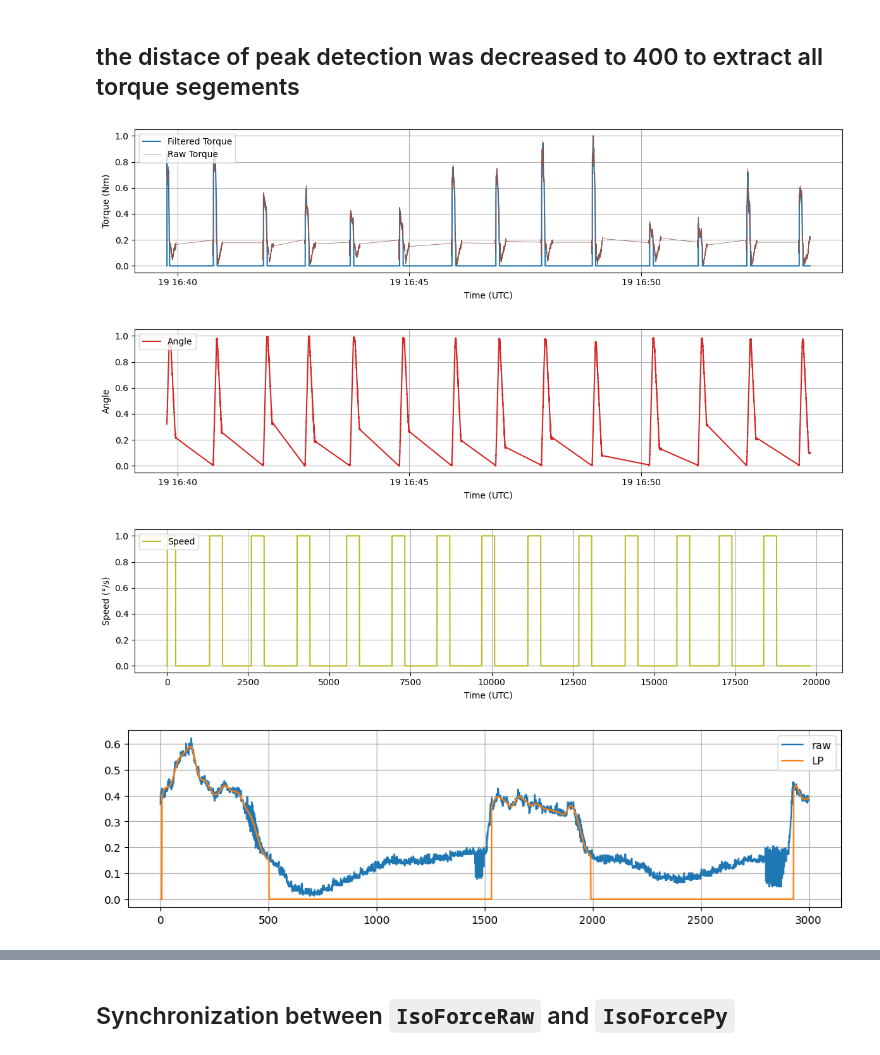
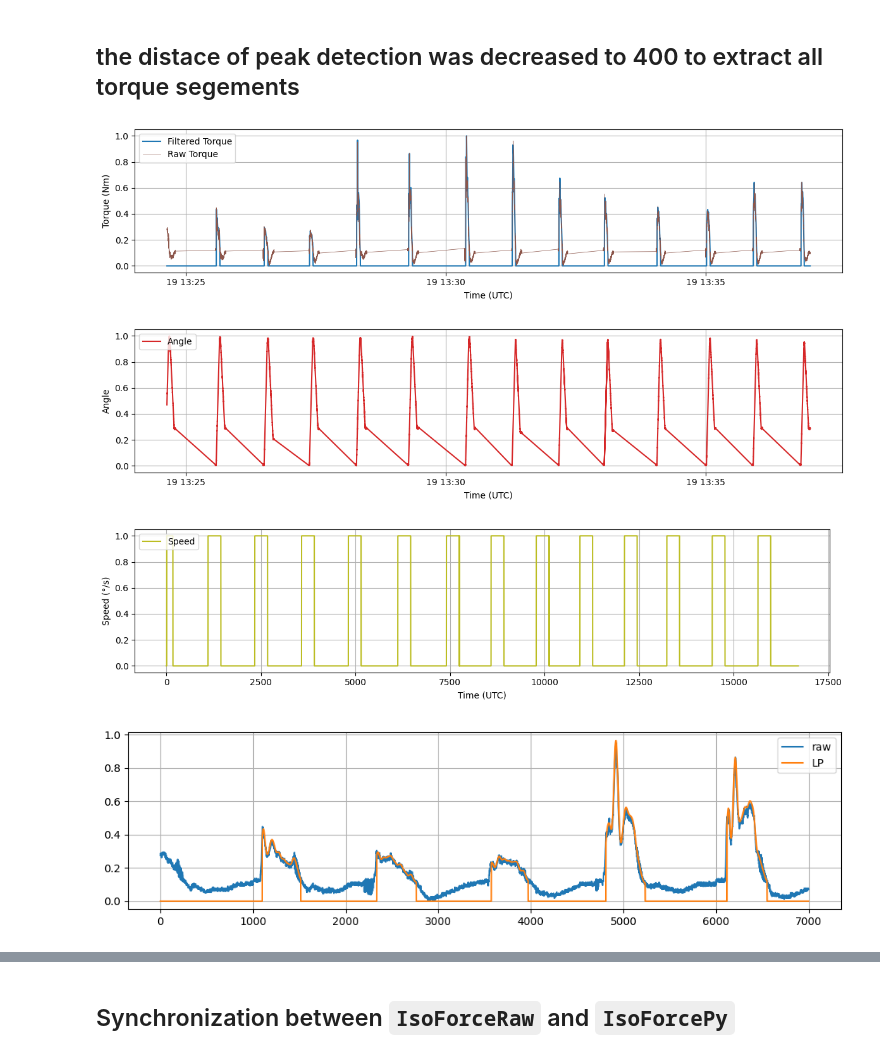
Before and after one commit to Arash-Keshavarz/EIT_Thigh_Force_Estimation, a Jupyter notebook: post_processing/Post_processing.ipynb, the cells around one changed output, grey strips where cells are left out. Drawn from its saved outputs; the diff is of its cells as text; code cells hidden in the pictures.

```diff
--- a/post_processing/Post_processing.ipynb
+++ b/post_processing/Post_processing.ipynb
@@ -12,0 +5,2 @@ Cleaned data saved to /Users/arash/Library/Mobile Documents/com~apple~CloudDocs/
+# %%
+file_path = "../measurements/P04"
@@ -12,0 +11,2 @@ Cleaned data saved to /Users/arash/Library/Mobile Documents/com~apple~CloudDocs/
+# %%
+protocol = Protocol(file_path)
@@ -88,22 +95,29 @@ src_path_NI = os.path.join(base_path_NI, "iso_raw")
 # %% [markdown]
 ## the distace of peak detection was decreased to 400 to extract all torque segements
 # %%
-isoforce_py = IsoForcePy(src_path_NI, Leg="right", LP_filter_enabled=True, over_UTC=True, scale_0_1=True, distance=400)
+isoforce_py = IsoForcePy(
+    file_path,
+    protocol,
+    LP_filter_enabled=True,
+    over_UTC=True,
+    scale_0_1=True,
+    distance=400,
+)
 # %%
 isoforce_py.plot_torque()
 isoforce_py.plot_angle()
 isoforce_py.plot_speed()
 # %% [output]
-[figure, old version]
+[figure, new version]
-[figure, old version]
+[figure, new version]
-[figure, old version]
+[figure, new version]
 # %%
 plt.figure(figsize=(12, 3))
-plt.plot((isoforce_py.torque_raw[4000:7000]), label="raw")
-plt.plot((isoforce_py.torque[4000:7000]), label="LP")
+plt.plot((isoforce_py.torque_raw[:7000]), label="raw")
+plt.plot((isoforce_py.torque[:7000]), label="LP")
 plt.legend()
 plt.grid()
 # %% [output]
-[figure, old version]
+[figure, new version]
 # %%
 from matplotlib.lines import Line2D
```
Also changed, not shown: parts of 26 cells of this notebook, 6 other files.
